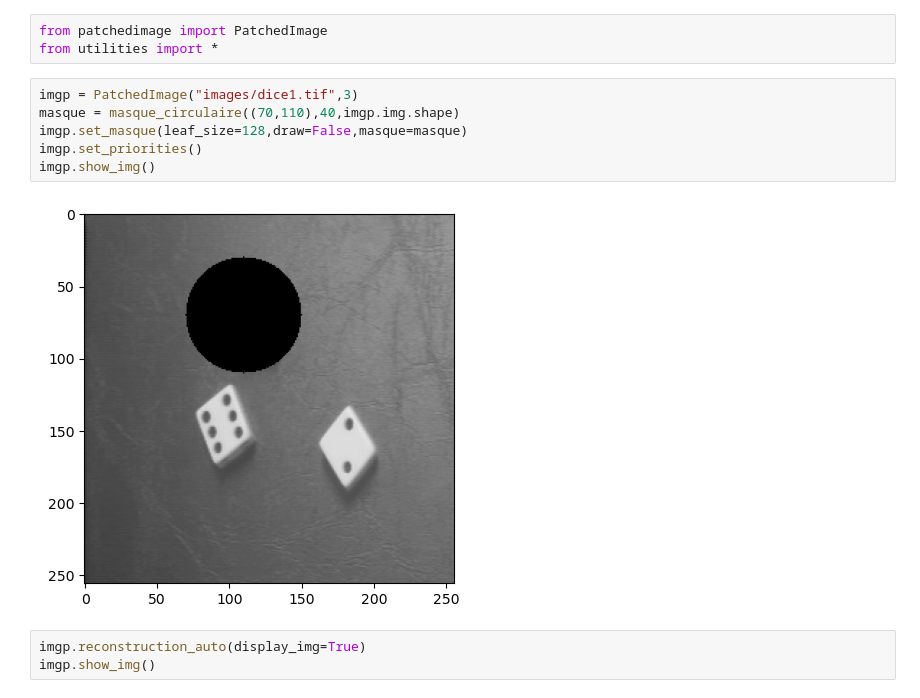
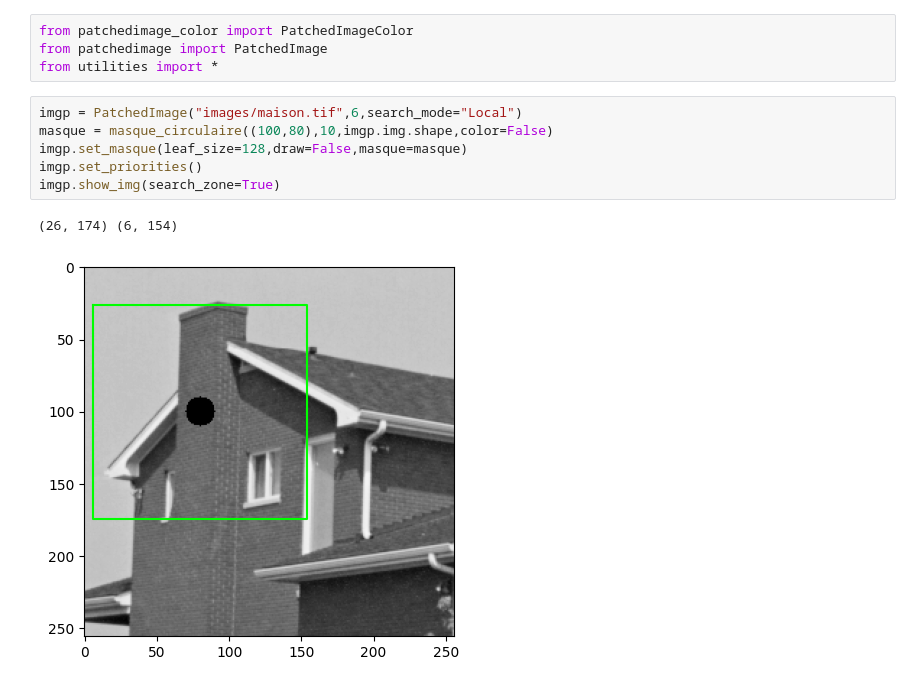
Before and after one commit to clementgilli/inpainting, a Jupyter notebook: worksheet.ipynb, the cells around one changed output. Drawn from its saved outputs; the diff is of its cells as text.

Commit message:
add local search

```diff
--- a/worksheet.ipynb
+++ b/worksheet.ipynb
@@ -1,14 +1,13 @@
 # %%
+from patchedimage_color import PatchedImageColor
 from patchedimage import PatchedImage
 from utilities import *
 # %%
-imgp = PatchedImage("images/dice1.tif",3)
-masque = masque_circulaire((70,110),40,imgp.img.shape)
+imgp = PatchedImage("images/maison.tif",6,search_mode="Local")
+masque = masque_circulaire((100,80),10,imgp.img.shape,color=False)
 imgp.set_masque(leaf_size=128,draw=False,masque=masque)
 imgp.set_priorities()
-imgp.show_img()
+imgp.show_img(search_zone=True)
 # %% [output]
+(26, 174) (6, 154)
-[figure, old version]
+[figure, new version]
-# %%
-imgp.reconstruction_auto(display_img=True)
-imgp.show_img()
```
Also changed, not shown: parts of 8 cells of this notebook, 7 other files.
